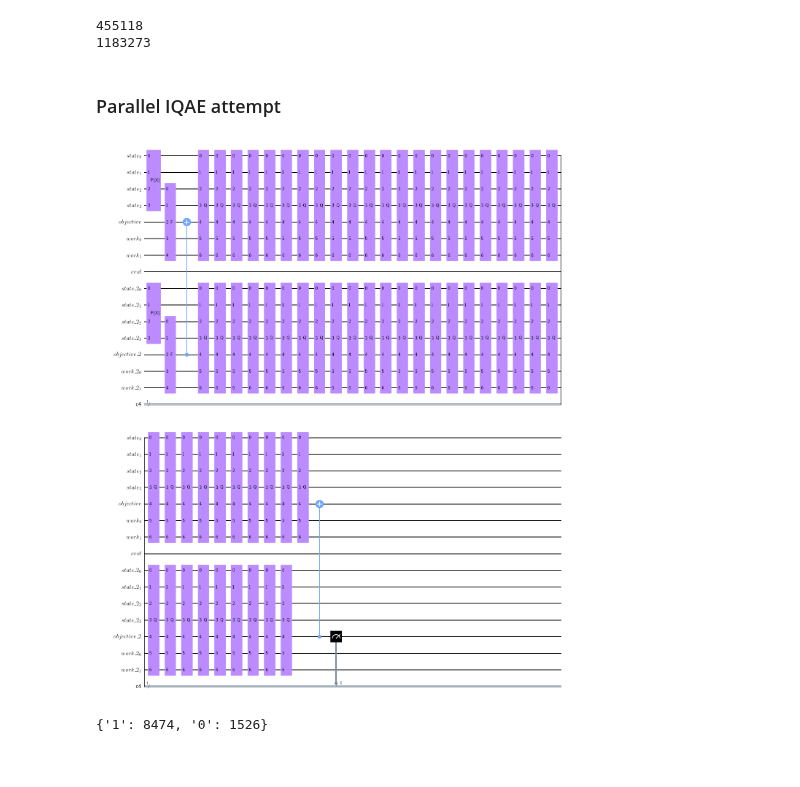
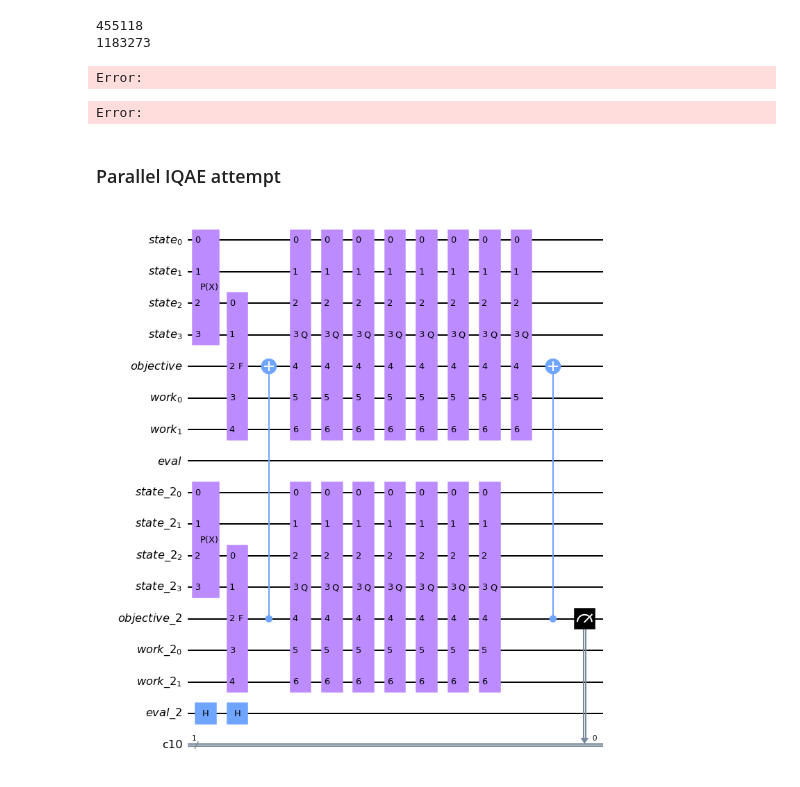
Before and after one commit to Eagle-quantum/QVaR, a Jupyter notebook: parallel_CRA_attempt.ipynb, the cells around one changed output. Cells and saved outputs as stored; diff of their text form; code cells hidden in the pictures.

```diff
--- a/parallel_CRA_attempt.ipynb
+++ b/parallel_CRA_attempt.ipynb
@@ -317,10 +315,10 @@ problem = EstimationProblem(state_preparation=state_preparation,
                             objective_qubits=[u.num_qubits],
                             post_processing=objective.post_processing)
 
-ae_parallel = AmplitudeEstimation(6, quantum_instance=qi_ideal)
-circuit = ae_parallel.construct_circuit(problem)
+ae_sequential = AmplitudeEstimation(6, quantum_instance=qi_ideal)
+circuit = ae_sequential.construct_circuit(problem)
 
-ideal_result = ae_parallel.estimate(problem)
-print("result with no noise:", ideal_result.mle_processed, ideal_result.mle)
+# ideal_result = ae_sequential.estimate(problem)
+# print("result with no noise:", ideal_result.mle_processed, ideal_result.mle)
 circuit.decompose().draw("mpl", filename='Images/canonical_ae_k_63.svg')
 # %% [output]
@@ -530,3 +530,46 @@ if depth == 'e_loss':
 # %% [output]
 455118
 1183273
+# %%
+results = pd.DataFrame()
+# %%
+from datetime import datetime
+import pytz
+
+kind_of_simulation = 'parallel'
+n_simulation = 1
+asset_class = [36, 258]
+risk_factor = [1]
+
+
+for i in range(n_simulation):
+
+    if kind_of_simulation == 'parallel':
+        state_preparation = state_preparation2
+        execution_backend = 'Simulator'
+        ideal_result = run_parallel_noiseless(noise=True)
+    elif kind_of_simulation == 'sequential':
+        execution_backend = 'Simulator'
+        ideal_result = ae_sequential.estimate(problem).mle_processed
+    # elif kind_of_simulation == 'realhw':
+    #     ae = IterativeAmplitudeEstimation(epsilon, alpha=alpha, quantum_instance=qi_realhw)
+    #     execution_backend = 'Real HW'
+    #     kind = '32'
+
+    now = datetime.now(tz=pytz.timezone("Europe/Rome"))
+
+    now_1 = datetime.now(tz=pytz.timezone("Europe/Rome"))
+
+
+    results = results.append({  'Device':backend_name,
+                                'Kind': kind_of_simulation,
+                                'qubits':int(state_preparation.num_qubits),
+                                'Execution_backend':execution_backend,
+                                'asset':asset_class,
+                                'risk_factor':risk_factor,
+                                'Expected Total Loss':ideal_result,
+                                },ignore_index=True)
+results
+# %% [output]
+Error:
+Error:
@@ -545,56 +593,51 @@ def get_parallelized_iqae_circuit():
     ar2 = QuantumRegister(objective.num_ancillas, "work_2")  # additional qubits
 
     qr_eval = QuantumRegister(1, 'eval')
+    qr_eval2 = QuantumRegister(1, 'eval_2')
 
     # define the circuit
-    state_preparation = QuantumCircuit(qr_state, qr_obj, ar, qr_eval, qr_state2, qr_obj2, ar2, name='A')
+    state_preparation = QuantumCircuit(qr_state, qr_obj, ar, qr_eval, qr_state2, qr_obj2, ar2, qr_eval2, name='A')
 
     # load the random variable
     state_preparation.append(u.to_gate(), qr_state)
     state_preparation.append(u.to_gate(), qr_state2)
 
     # state_preparation.cx(qr_result[0], qr_eval[0])
-
-
+    state_preparation.h(qr_eval2[0])
 
     # linear objective function (does aggregation and comparison)
     state_preparation.append(objective_e_loss.to_gate(), qr_state[-K:] + qr_obj[:] + ar[:])
     state_preparation.append(objective_e_loss.to_gate(), qr_state2[-K:] + qr_obj2[:] + ar2[:])
     state_preparation.cx(qr_obj2[-1], qr_obj[-1])
     # state_preparation.append(problem.grover_operator.to_gate(), qr_state[:] + qr_obj[:] + ar[:])
 
-    state_preparation.compose(grover_op2.power(2**(5)), qubits=qr_state[:] + qr_obj[:] + ar[:], inplace=True)
+    state_preparation.compose(grover_op2.power(2**(3)), qubits=qr_state[:] + qr_obj[:] + ar[:], inplace=True)
 
-    state_preparation.compose(grover_op2.power(2**0), qubits=qr_state2[:] + qr_obj2[:] + ar2[:], inplace=True)
+    state_preparation.compose(grover_op2.power(7), qubits=qr_state2[:] + qr_obj2[:] + ar2[:], inplace=True)
 
-    state_preparation.compose(grover_op2.power(2**1), qubits=qr_state2[:] + qr_obj2[:] + ar2[:], inplace=True)
+    # state_preparation.compose(grover_op2.power(2**1), qubits=qr_state2[:] + qr_obj2[:] + ar2[:], inplace=True)
 
-    state_preparation.compose(grover_op2.power(2**2), qubits=qr_state2[:] + qr_obj2[:] + ar2[:], inplace=True)
+    # state_preparation.compose(grover_op2.power(2**2), qubits=qr_state2[:] + qr_obj2[:] + ar2[:], inplace=True)
 
-    state_preparation.compose(grover_op2.power(2**3), qubits=qr_state2[:] + qr_obj2[:] + ar2[:], inplace=True)
+    # state_preparation.compose(grover_op2.power(2**3), qubits=qr_state2[:] + qr_obj2[:] + ar2[:], inplace=True)
 
-    state_preparation.compose(grover_op2.power(2**4), qubits=qr_state2[:] + qr_obj2[:] + ar2[:], inplace=True)
+    # state_preparation.compose(grover_op2.power(2**4), qubits=qr_state2[:] + qr_obj2[:] + ar2[:], inplace=True)
 
     state_preparation.cx(qr_obj2[-1], qr_obj[-1])
-
+    state_preparation.h(qr_eval2[0])
     # state_preparation.append(qpe.to_gate(), qr_eval[:] + qr_state2[:] + qr_obj2[:] + ar2[:])
     # state_preparation.cx(qr_result[0], qr_result[0])
     cr = ClassicalRegister(1)
     state_preparation.add_register(cr)
     state_preparation.measure(qr_obj2[:], [0])
 
     return state_preparation, objective_e_loss
 
 
 state_preparation3, objective = get_parallelized_iqae_circuit()
 state_preparation3.draw("mpl")
 # %% [output]
-[figure, old version]
+[figure, new version]
-# %%
-counts = qi_ideal.execute(state_preparation3).get_counts()
-counts
-# %% [output]
-{'1': 8474, '0': 1526}
 # %%
 from typing import Optional, Union, List, Tuple, Dict, cast
 def good_state_probability(
```
Also changed, not shown: parts of 12 cells of this notebook, 4 other files.
